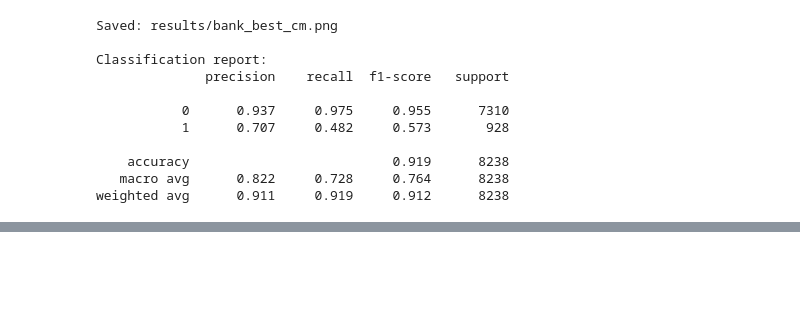
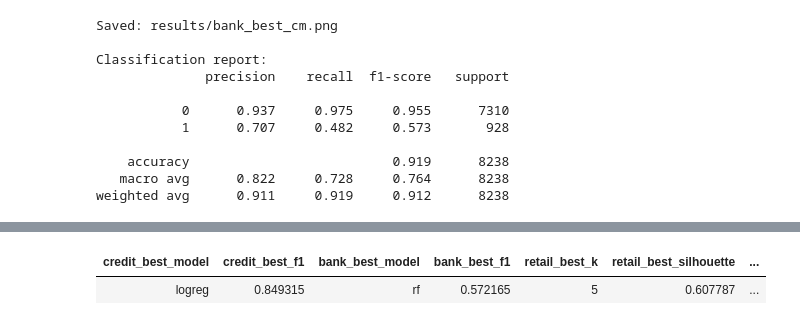
Before and after one commit to Suraalani79/msc-dissertation-2025, a Jupyter notebook: framework.ipynb, the cells around one changed output, grey strips where cells are left out. Cells and saved outputs as stored; diff of their text form; code cells hidden in the pictures; blank space fills up the shorter version.

```diff
--- a/framework.ipynb
+++ b/framework.ipynb
@@ -546,0 +657,87 @@ weighted avg      0.911     0.919     0.912      8238
+# %%
+# 10) Export all key results (metrics + plot references) to CSV and Markdown
+
+from pathlib import Path
+import pandas as pd
+
+RESULTS_DIR = Path("results")
+RESULTS_DIR.mkdir(exist_ok=True)
+
+# ---- Load what we need (created in earlier steps)
+sil_df = pd.read_csv(RESULTS_DIR / "silhouette_scores.csv")
+
+# Find best rows
+credit_best = credit_results.sort_values("f1", ascending=False).iloc[0]
+bank_best   = bank_results.sort_values("f1", ascending=False).iloc[0]
+retail_best = sil_df.loc[sil_df["silhouette"].idxmax()]
+
+# Optional: cluster sizes table if available (created by Step 8)
+cluster_sizes_path = RESULTS_DIR / "retail_rfm_clusters.csv"
+cluster_sizes_note = ""
+if cluster_sizes_path.exists():
+    rfm_loaded = pd.read_csv(cluster_sizes_path)
+    if "cluster" in rfm_loaded.columns:
+        cluster_sizes = rfm_loaded["cluster"].value_counts().sort_index()
+        cluster_sizes_note = ", ".join([f"Cluster {int(k)}: {int(v)}" for k, v in cluster_sizes.items()])
+    else:
+        cluster_sizes_note = "(cluster column not found)"
+else:
+    cluster_sizes_note = "(retail_rfm_clusters.csv not found)"
+
+# Assemble master row
+master = {
+    # Key metrics
+    "credit_best_model": credit_best["model"],
+    "credit_best_f1": float(credit_best["f1"]),
+    "bank_best_model": bank_best["model"],
+    "bank_best_f1": float(bank_best["f1"]),
+    "retail_best_k": int(retail_best["k"]),
+    "retail_best_silhouette": float(retail_best["silhouette"]),
+    "retail_cluster_sizes": cluster_sizes_note,
+
+    # File references (adjust names if you changed them)
+    "file_credit_metrics_csv": str(RESULTS_DIR / "credit_metrics.csv"),
+    "file_bank_metrics_csv": str(RESULTS_DIR / "bank_metrics.csv"),
+    "file_silhouette_csv": str(RESULTS_DIR / "silhouette_scores.csv"),
+    "file_credit_cm_png": str(RESULTS_DIR / "credit_best_cm.png"),
+    "file_bank_cm_png": str(RESULTS_DIR / "bank_best_cm.png"),
+    "file_retail_clusters_png": str(RESULTS_DIR / "retail_clusters_scatter.png"),
+    "file_credit_roc_png": str(RESULTS_DIR / "credit_roc.png"),
+    "file_bank_roc_png": str(RESULTS_DIR / "bank_roc.png"),
+}
+
+# Save CSV
+master_df = pd.DataFrame([master])
+csv_path = RESULTS_DIR / "master_results_summary.csv"
+master_df.to_csv(csv_path, index=False)
+
+# Save Markdown summary (for direct use in dissertation/report)
+md_lines = [
+    "# Results Summary\n",
+    "This document summarises the key outcomes across all tasks (Credit risk, Bank marketing, Retail segmentation) and provides file references to plots/metrics stored in the repository.\n",
+    "## Key Metrics\n",
+    f"- **Credit risk — best model:** `{master['credit_best_model']}`, **F1:** {master['credit_best_f1']:.3f}\n",
+    f"- **Bank marketing — best model:** `{master['bank_best_model']}`, **F1:** {master['bank_best_f1']:.3f}\n",
+    f"- **Retail segmentation — best k:** {master['retail_best_k']}, **Silhouette:** {master['retail_best_silhouette']:.3f}\n",
+    f"- **Retail cluster sizes:** {master['retail_cluster_sizes']}\n",
+    "## Files & Plots\n",
+    f"- Credit metrics CSV: `{master['file_credit_metrics_csv']}`\n",
+    f"- Bank metrics CSV: `{master['file_bank_metrics_csv']}`\n",
+    f"- Silhouette sweep CSV: `{master['file_silhouette_csv']}`\n",
+    f"- Credit confusion matrix: `{master['file_credit_cm_png']}`\n",
+    f"- Bank confusion matrix: `{master['file_bank_cm_png']}`\n",
+    f"- Retail clusters scatter: `{master['file_retail_clusters_png']}`\n",
+    f"- Credit ROC curve: `{master['file_credit_roc_png']}`\n",
+    f"- Bank ROC curve: `{master['file_bank_roc_png']}`\n",
+]
+
+md_path = RESULTS_DIR / "MASTER_RESULTS_SUMMARY.md"
+with open(md_path, "w", encoding="utf-8") as f:
+    f.write("\n".join(md_lines))
+
+display(master_df.style.hide(axis="index"))
+print(f"Saved CSV: {csv_path}")
+print(f"Saved Markdown: {md_path}")
+# %% [output]
+| credit_best_model | credit_best_f1 | bank_best_model | bank_best_f1 | retail_best_k | retail_best_silhouette | ... |
+| logreg | 0.849315 | rf | 0.572165 | 5 | 0.607787 | ... |
```
Also changed, not shown: parts of 4 cells of this notebook.
